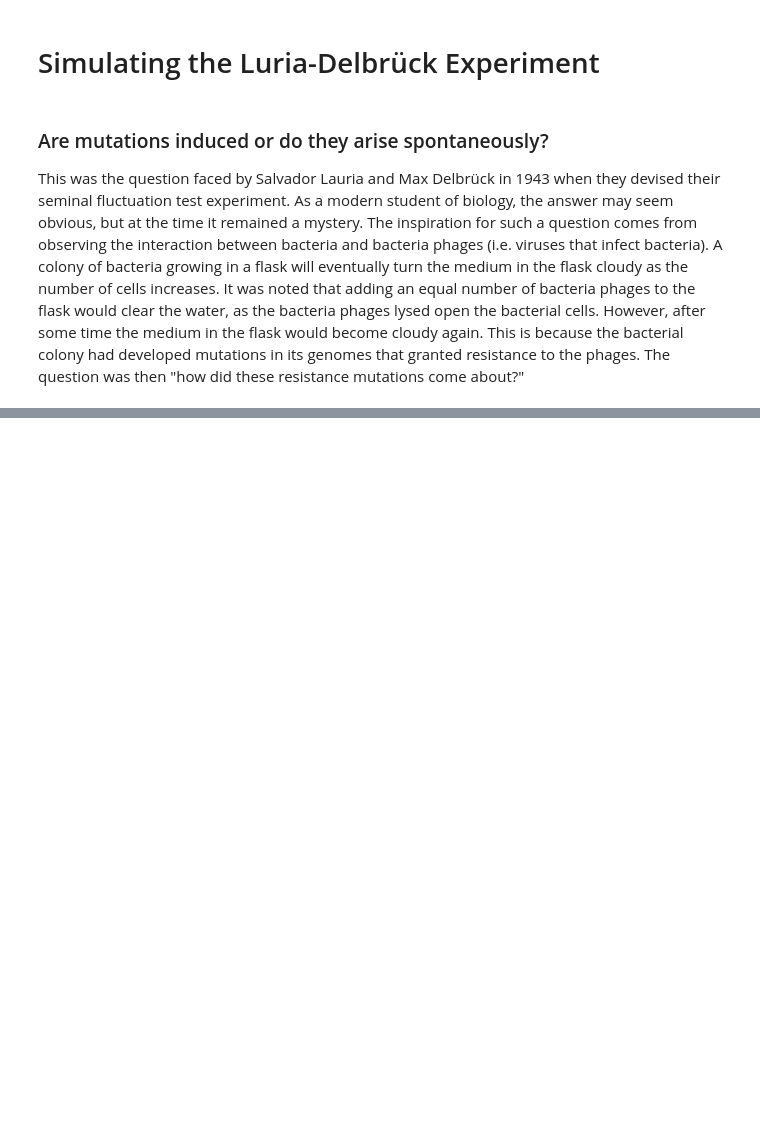
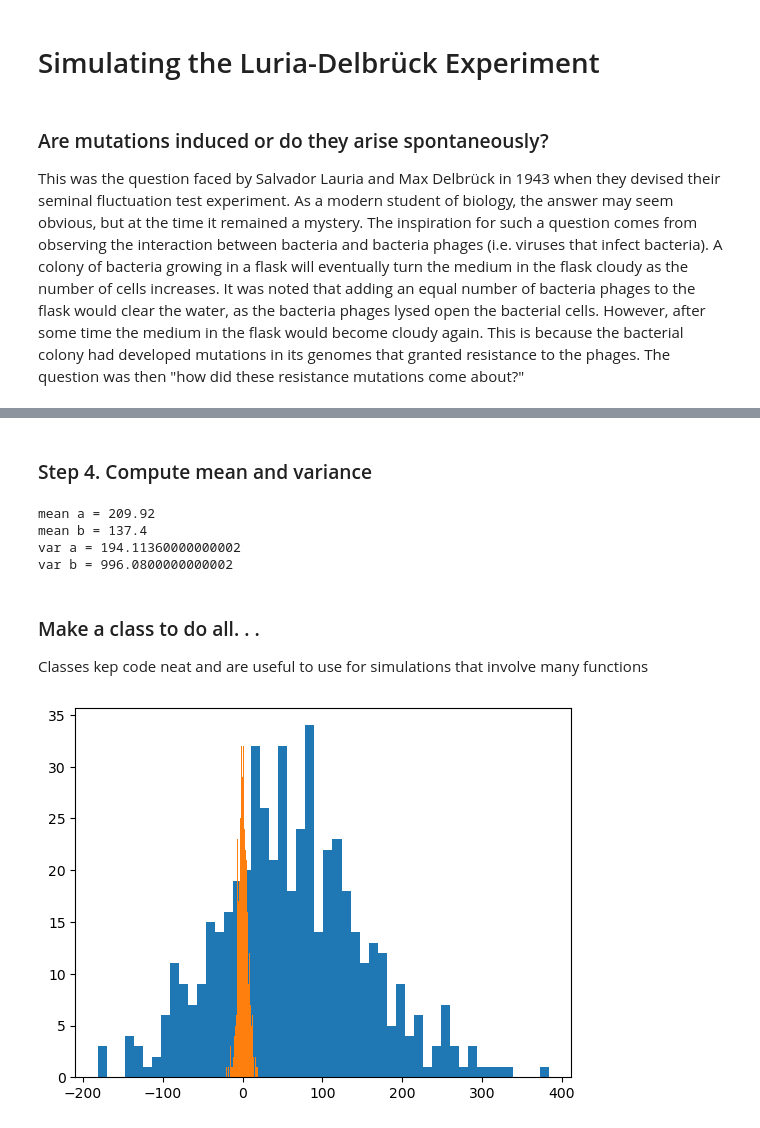
Before and after one commit to AlecJacobsen/Simulation_for_Biologists, a Jupyter notebook: Luria-Delbruck_Practical/python/Luria-Delbruck_Exp.ipynb, the cells around one changed output, grey strips where cells are left out. Drawn from its saved outputs; the diff is of its cells as text; code cells hidden in the pictures; blank space fills up the shorter version.

```diff
--- a/Luria-Delbruck_Practical/python/Luria-Delbruck_Exp.ipynb
+++ b/Luria-Delbruck_Practical/python/Luria-Delbruck_Exp.ipynb
@@ -151,0 +330,2 @@ print(np.var(res_A), np.var(res_B))
+# %%
+tubes_count_b = np.array([sim_tube_count(T, mu, n_0) for i in range(r)])
@@ -151,0 +335,8 @@ print(np.var(res_A), np.var(res_B))
+# %%
+def sim_plate_count(n_res, n_wt, r, n_sample):
+    plates_count = np.empty(r)
+    for i in range(r):
+        plates_count[i] = np.random.hypergeometric(n_res,n_wt,n_sample)
+        n_res = n_res - plates_count[i]
+        n_wt = n_wt - (n_sample - plates_count[i])
+    return plates_count
@@ -151,0 +345,2 @@ print(np.var(res_A), np.var(res_B))
+# %%
+plates_count_a = sim_plate_count(tube_count_a[0],tube_count_a[1],r,n_sample)
@@ -151,0 +349,17 @@ print(np.var(res_A), np.var(res_B))
+# %%
+plates_count_b = np.array([sim_plate_count(tubes_count_b[i][0],tubes_count_b[i][1],1,n_sample) for i in range(r)]).squeeze()
+# %% [markdown]
+### Step 4. Compute mean and variance
+# %%
+print('mean a = %s\nmean b = %s\nvar a = %s\nvar b = %s' % (plates_count_a.mean(),
+                                                            plates_count_b.mean(),
+                                                            plates_count_a.var(),
+                                                            plates_count_b.var()))
+# %% [output]
+mean a = 209.92
+mean b = 137.4
+var a = 194.11360000000002
+var b = 996.0800000000002
+# %% [markdown]
+### Make a class to do all. . .
+Classes kep code neat and are useful to use for simulations that involve many functions
@@ -151,0 +415,19 @@ print(np.var(res_A), np.var(res_B))
+# %%
+T = 15 # Number of generations
+n_0 = 100 # Number of cells to in a tube
+mu = 1e-2 # Mutation rate
+r = 10 # Number of plates (A) or tubes (B)
+n_sample = 1000 # Number of cells to plate
+
+res_mod1 = np.empty(500)
+res_mod2 = np.empty(500)
+for i in range(500):
+    vals_1 = sim_ld(T,mu,n_0,n_sample,r).simulate_model1()
+    res_mod1[i] = vals_1[3] - vals_1[2]
+    vals_2 = sim_ld(T,mu,n_0,n_sample,r).simulate_model2()
+    res_mod2[i] = vals_2[3] - vals_2[2]
+
+plt.hist(res_mod1, bins = 50);
+plt.hist(res_mod2, bins = 50);
+# %% [output]
+[figure, added]
```
Also changed, not shown: parts of 63 cells of this notebook, 1 other file.
